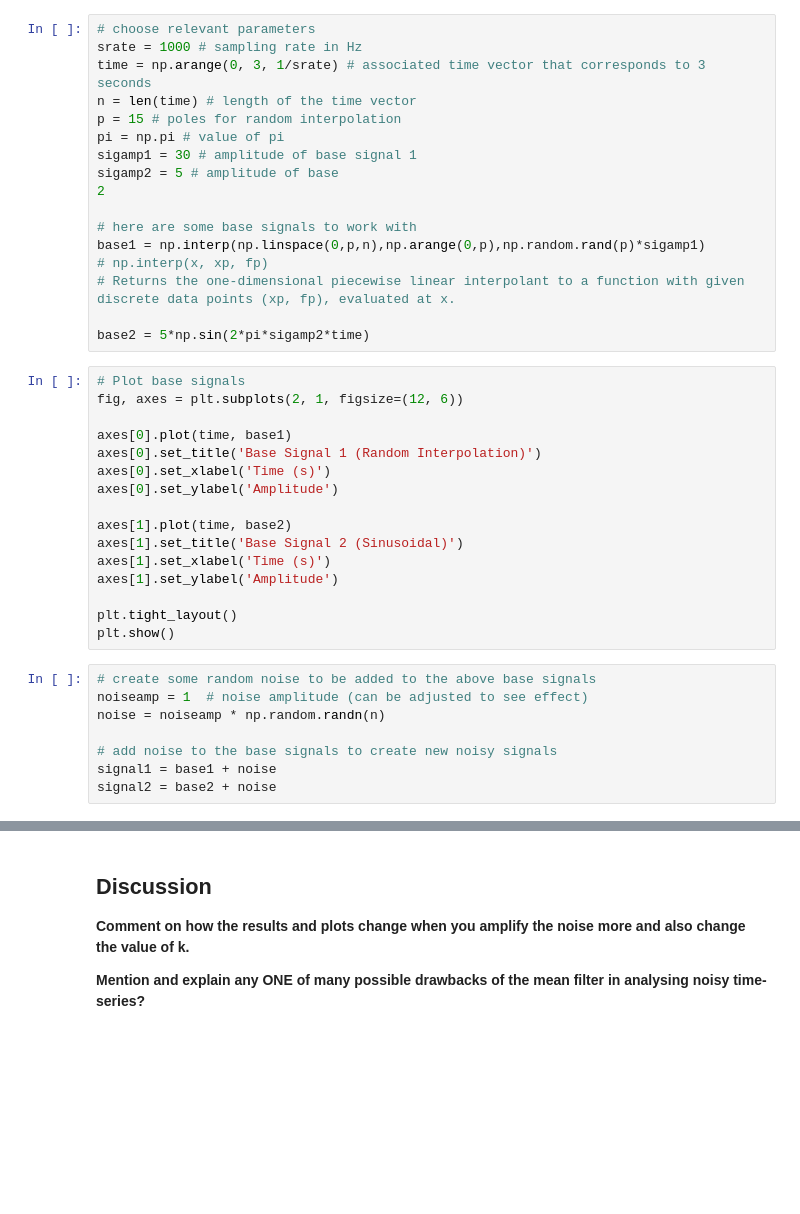
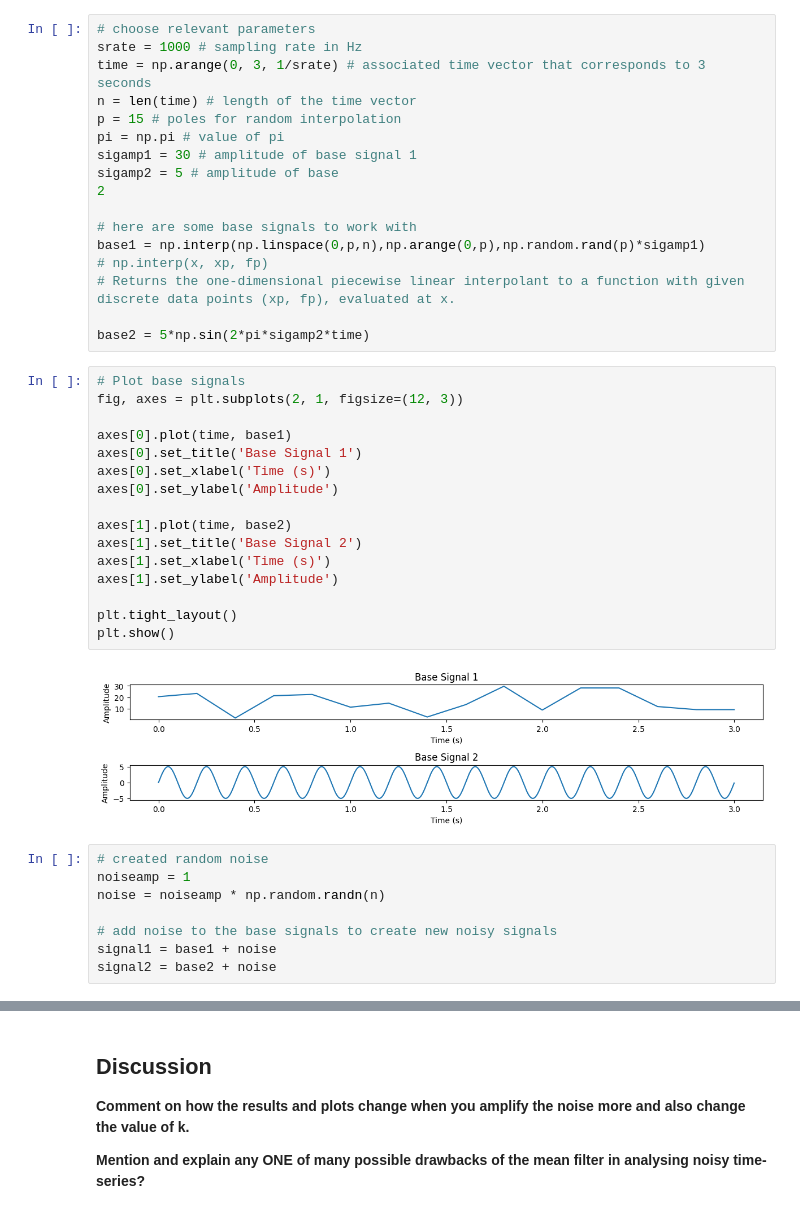
Before and after one commit to Felix-Jr056/TECHIN513A, a Jupyter notebook: Lab2/Lab2.ipynb, the cells around one changed output, grey strips where cells are left out. Cells and saved outputs as stored; diff of their text form; blank space fills up the shorter version.

```diff
--- a/Lab2/Lab2.ipynb
+++ b/Lab2/Lab2.ipynb
@@ -141,23 +141,25 @@ base1 = np.interp(np.linspace(0,p,n),np.arange(0,p),np.random.rand(p)*sigamp1)
 base2 = 5*np.sin(2*pi*sigamp2*time)
 # %%
 # Plot base signals
-fig, axes = plt.subplots(2, 1, figsize=(12, 6))
+fig, axes = plt.subplots(2, 1, figsize=(12, 3))
 
 axes[0].plot(time, base1)
-axes[0].set_title('Base Signal 1 (Random Interpolation)')
+axes[0].set_title('Base Signal 1')
 axes[0].set_xlabel('Time (s)')
 axes[0].set_ylabel('Amplitude')
 
 axes[1].plot(time, base2)
-axes[1].set_title('Base Signal 2 (Sinusoidal)')
+axes[1].set_title('Base Signal 2')
 axes[1].set_xlabel('Time (s)')
 axes[1].set_ylabel('Amplitude')
 
 plt.tight_layout()
 plt.show()
+# %% [output]
+[figure, added]
 # %%
-# create some random noise to be added to the above base signals
-noiseamp = 1  # noise amplitude (can be adjusted to see effect)
+# created random noise
+noiseamp = 1
 noise = noiseamp * np.random.randn(n)
 
 # add noise to the base signals to create new noisy signals
```
Also changed, not shown: parts of 7 cells of this notebook, 2 other files.
